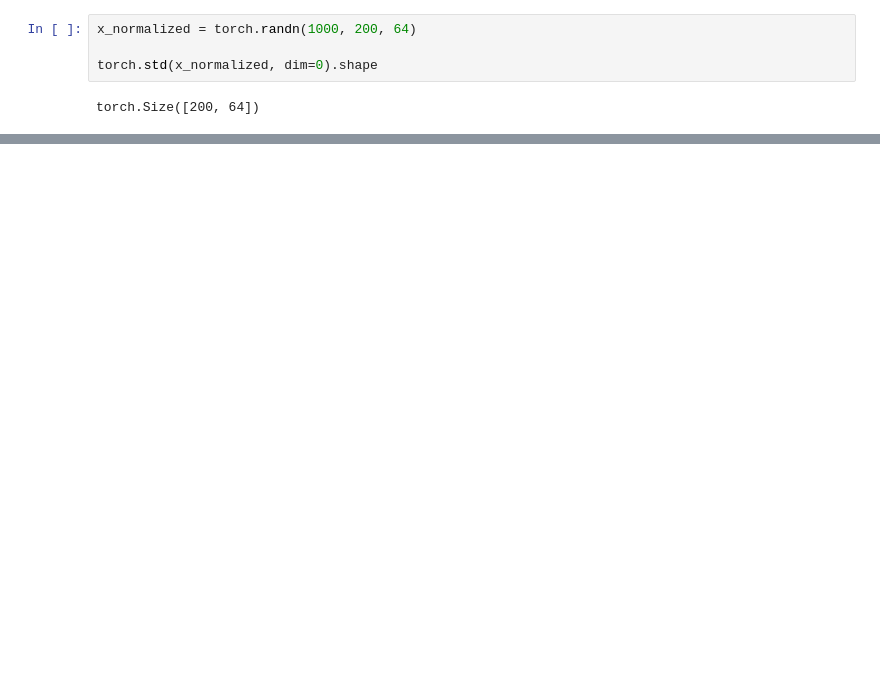
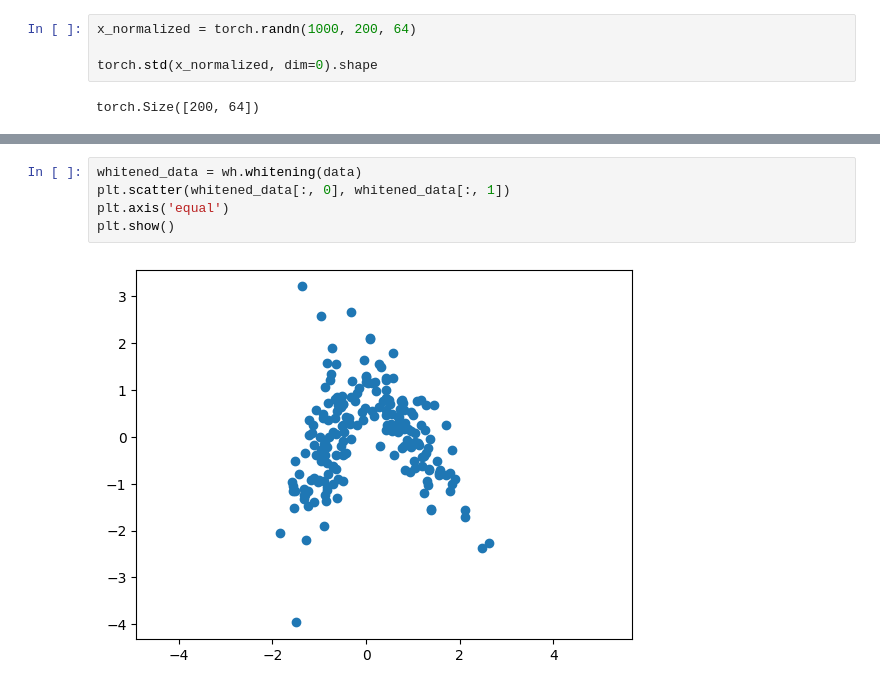
Before and after one commit to Cadenza-Labs/elk, a Jupyter notebook: elk/training/test_whitening.ipynb, the cells around one changed output, grey strips where cells are left out. Saved outputs shown, nothing was run; the diff lists cells and outputs as text; blank space fills up the shorter version.

```diff
--- a/elk/training/test_whitening.ipynb
+++ b/elk/training/test_whitening.ipynb
@@ -94,0 +102,7 @@ torch.Size([200, 64])
+# %%
+whitened_data = wh.whitening(data)
+plt.scatter(whitened_data[:, 0], whitened_data[:, 1])
+plt.axis('equal')
+plt.show()
+# %% [output]
+[figure, added]
```
Also changed, not shown: parts of 5 cells of this notebook, 2 other files.
